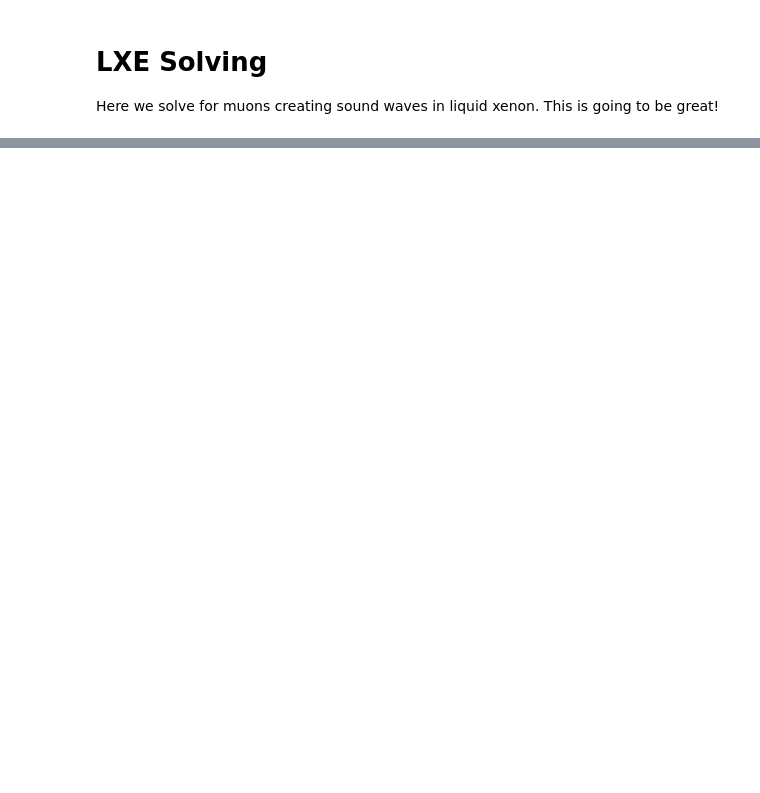
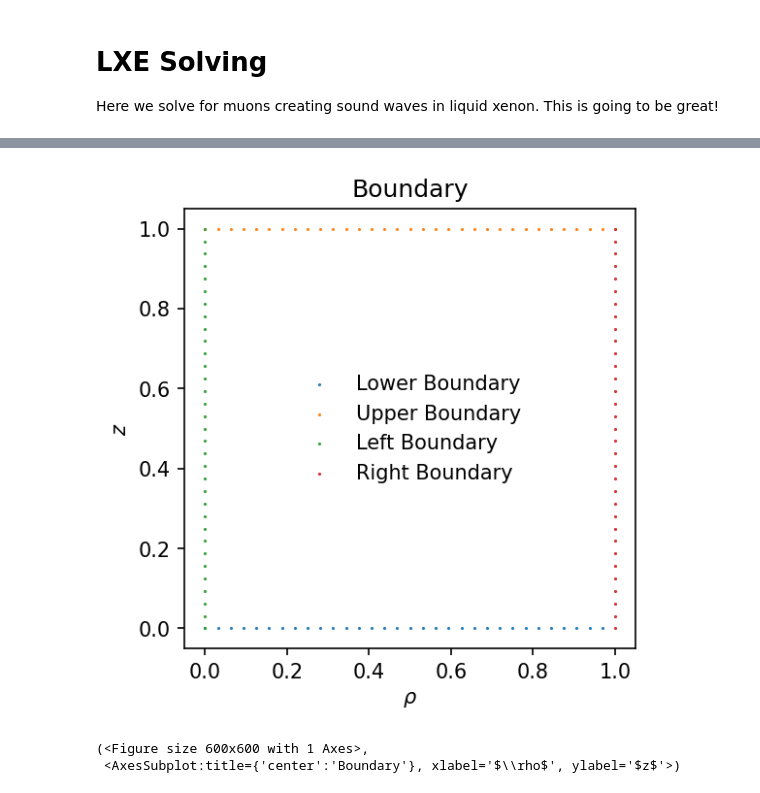
Before and after one commit to nyuad-astroparticle/LXe-Phonon, a Jupyter notebook: Simulation/1.Solving_Engine/LXE_solve.ipynb, the cells around one changed output, grey strips where cells are left out. Saved outputs shown, nothing was run; the diff lists cells and outputs as text; code cells hidden in the pictures; blank space fills up the shorter version.

```diff
--- a/Simulation/1.Solving_Engine/LXE_solve.ipynb
+++ b/Simulation/1.Solving_Engine/LXE_solve.ipynb
@@ -119,0 +146,6 @@ plot_mesh(points,mesh,FF);
+# %%
+plot_boundary(boundary,points)
+# %% [output]
+[figure, added]
+(<Figure size 600x600 with 1 Axes>,
+ <AxesSubplot:title={'center':'Boundary'}, xlabel='$\\rho$', ylabel='$z$'>)
```
Also changed, not shown: parts of 9 cells of this notebook, 2 other files.
